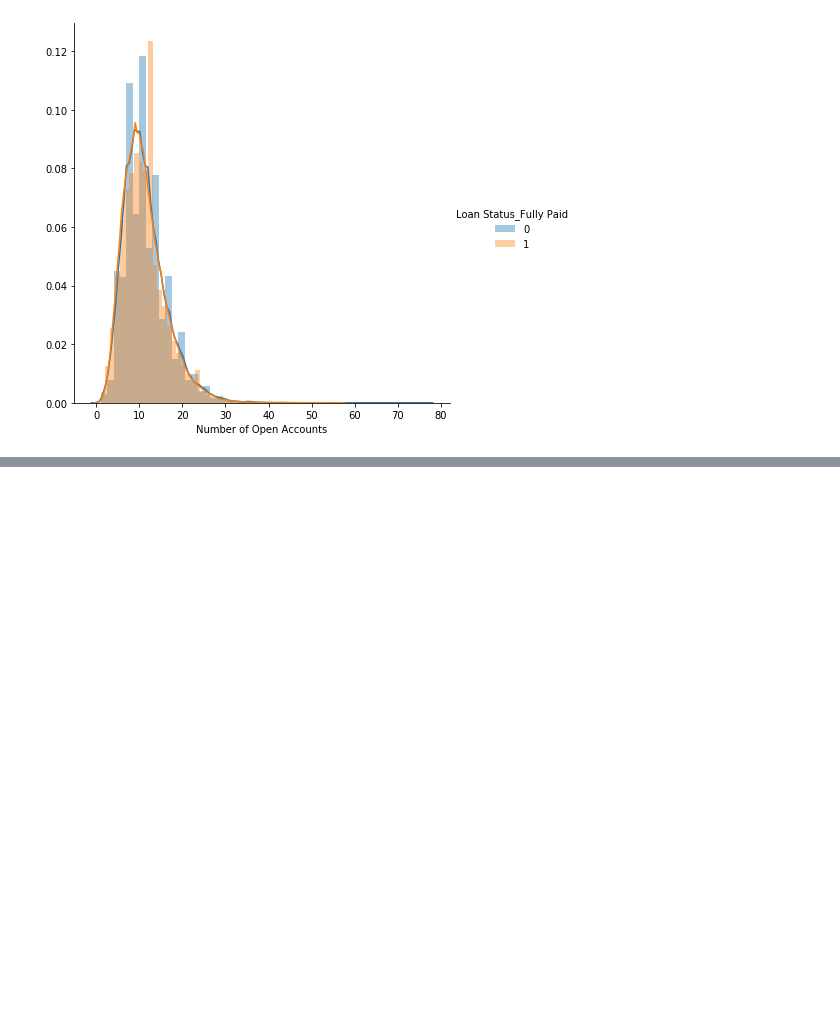
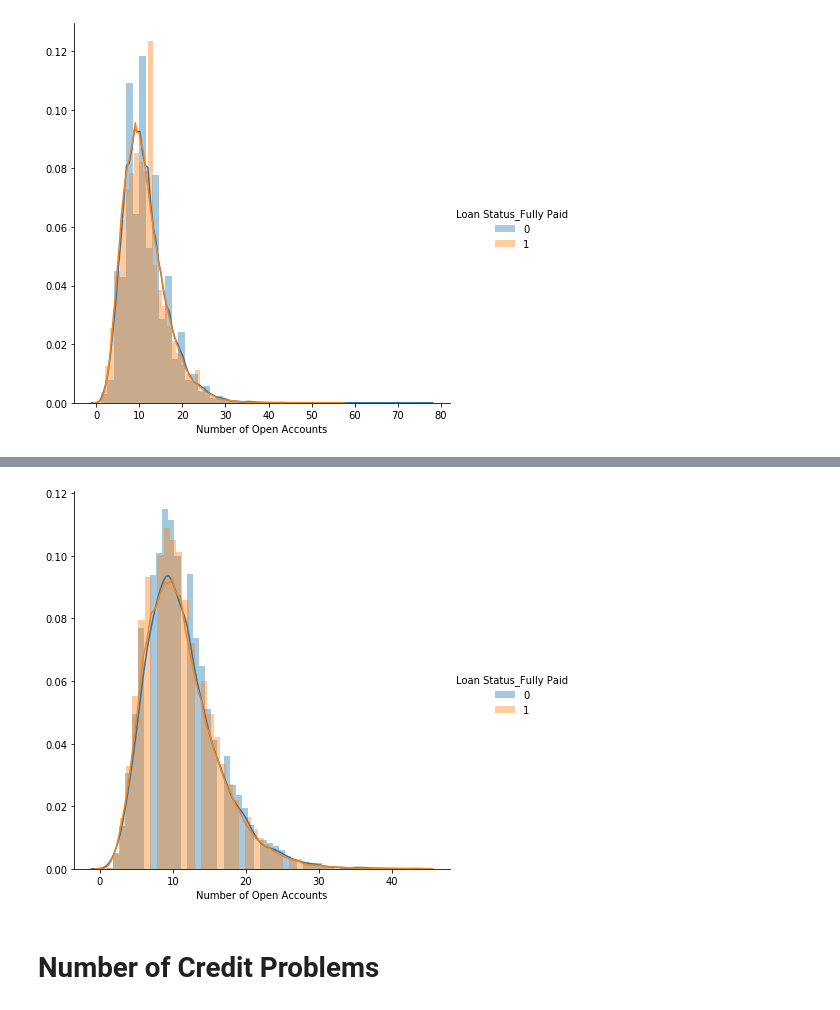
Before and after one commit to divaymohan/credit_score_modeling, a Jupyter notebook: NoteBook.ipynb, the cells around one changed output, grey strips where cells are left out. Drawn from its saved outputs; the diff is of its cells as text; code cells hidden in the pictures; blank space fills up the shorter version.

```diff
--- a/NoteBook.ipynb
+++ b/NoteBook.ipynb
@@ -615,0 +623,9 @@ SyntaxError: invalid syntax (<ipython-input-119-1cd336746d16>, line 1)
+# %%
+sns.FacetGrid(acc_df, hue="Loan Status_Fully Paid", size=6) \
+    .map(sns.distplot, 'Number of Open Accounts') \
+    .add_legend();
+plt.show()
+# %% [output]
+[figure, added]
+# %% [markdown]
+# Number of Credit Problems
```
Also changed, not shown: parts of 13 cells of this notebook, 3 other files.
